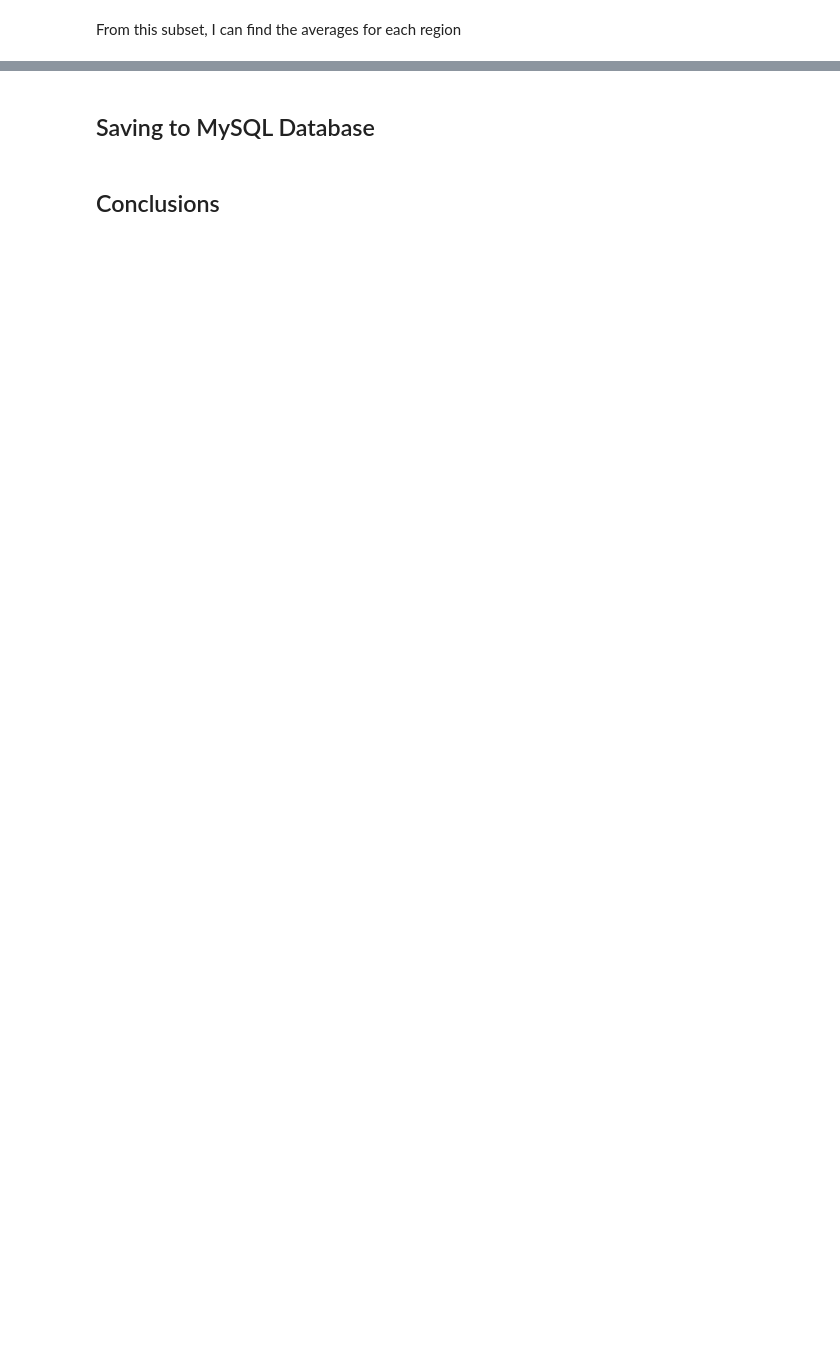
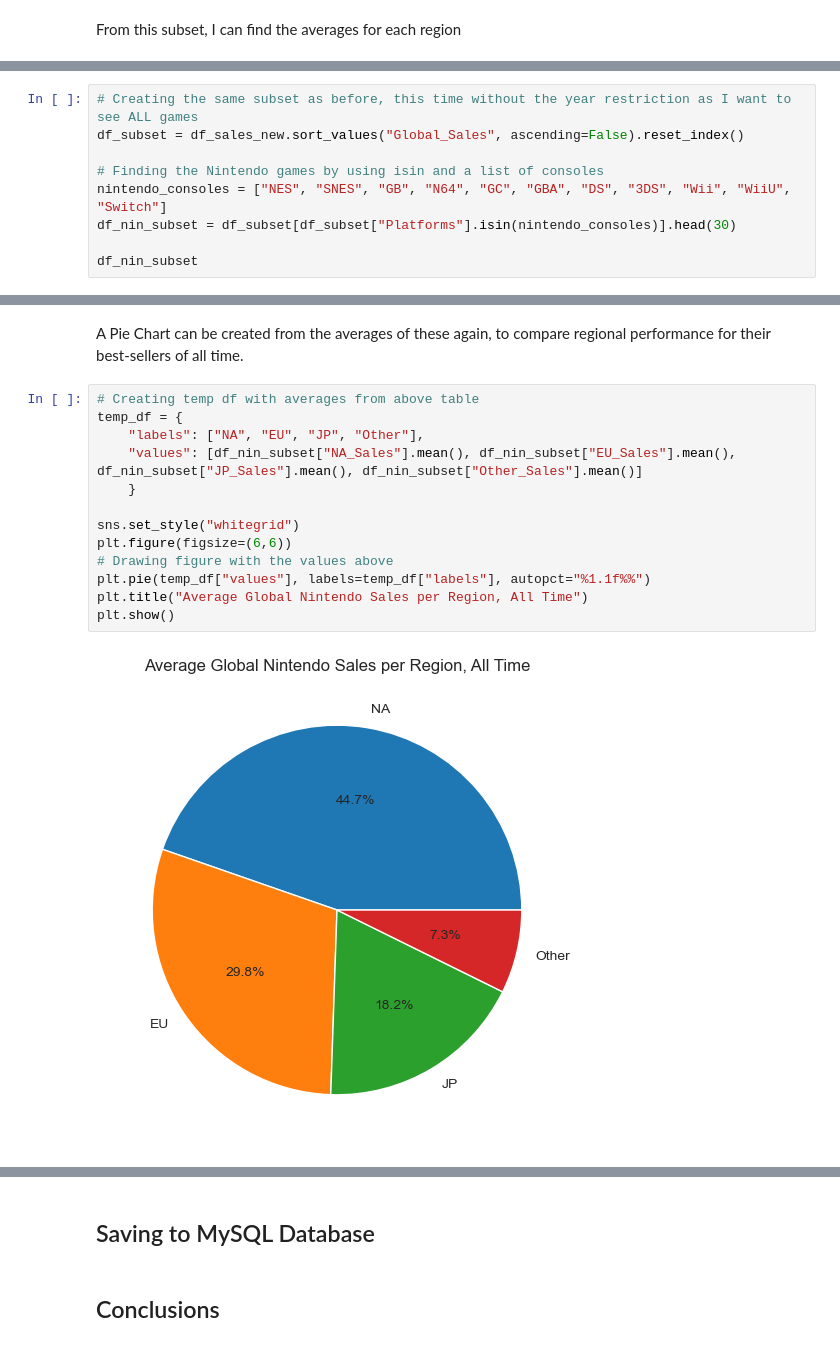
Before and after one commit to Rayan-Arshed/Data-Pipeline-Assessment-Video-Game-Data, a Jupyter notebook: Data-Pipeline-Assessment.ipynb, the cells around one changed output, grey strips where cells are left out. Cells and saved outputs as stored; diff of their text form; blank space fills up the shorter version.

```diff
--- a/Data-Pipeline-Assessment.ipynb
+++ b/Data-Pipeline-Assessment.ipynb
@@ -1147,0 +1175,9 @@ Considering that both Sony and Nintendo are JP companies, it could prove interes
+# %%
+# Creating the same subset as before, this time without the year restriction as I want to see ALL games
+df_subset = df_sales_new.sort_values("Global_Sales", ascending=False).reset_index()
+
+# Finding the Nintendo games by using isin and a list of consoles
+nintendo_consoles = ["NES", "SNES", "GB", "N64", "GC", "GBA", "DS", "3DS", "Wii", "WiiU", "Switch"]
+df_nin_subset = df_subset[df_subset["Platforms"].isin(nintendo_consoles)].head(30)
+
+df_nin_subset
@@ -1147,0 +1202,17 @@ Considering that both Sony and Nintendo are JP companies, it could prove interes
+# %% [markdown]
+A Pie Chart can be created from the averages of these again, to compare regional performance for their best-sellers of all time.
+# %%
+# Creating temp df with averages from above table
+temp_df = {
+    "labels": ["NA", "EU", "JP", "Other"],
+    "values": [df_nin_subset["NA_Sales"].mean(), df_nin_subset["EU_Sales"].mean(), df_nin_subset["JP_Sales"].mean(), df_nin_subset["Other_Sales"].mean()]
+    }
+
+sns.set_style("whitegrid")
+plt.figure(figsize=(6,6))
+# Drawing figure with the values above
+plt.pie(temp_df["values"], labels=temp_df["labels"], autopct="%1.1f%%")
+plt.title("Average Global Nintendo Sales per Region, All Time")
+plt.show()
+# %% [output]
+[figure, added]
```
Also changed, not shown: parts of 18 cells of this notebook.
